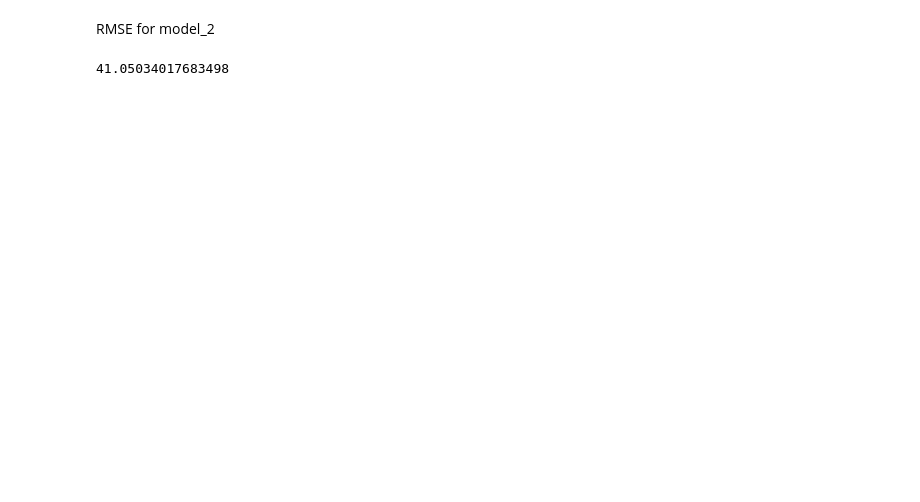
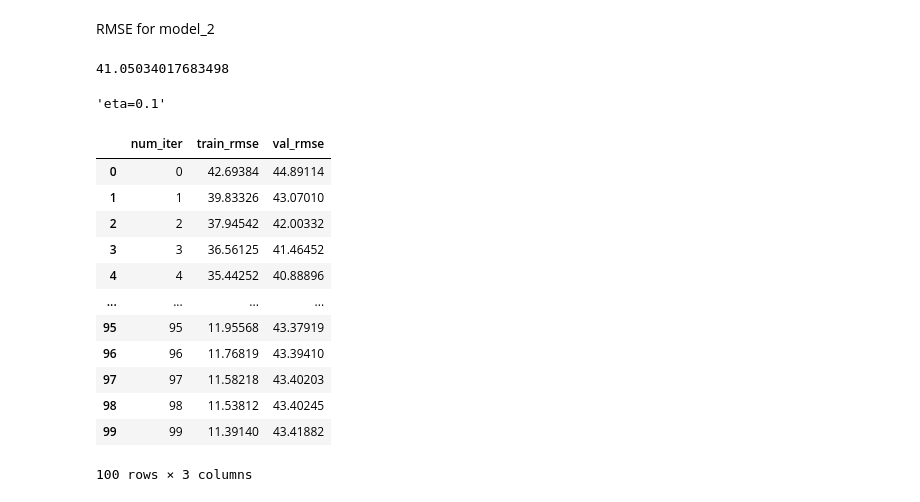
Before and after one commit to abarlukova/ml-zoomcamp, a Jupyter notebook: hw6/hw6.ipynb, the cells around one changed output. Cells and saved outputs as stored; diff of their text form; code cells hidden in the pictures; blank space fills up the shorter version.

```diff
--- a/hw6/hw6.ipynb
+++ b/hw6/hw6.ipynb
@@ -510,0 +559,22 @@ np.sqrt(mean_squared_error(y_val, y_pred_2))
+# %%
+key = 'eta=%s' % (xgb_params_2['eta'])
+scores[key] = parse_xgb_output(output_2)
+key
+# %% [output]
+'eta=0.1'
+# %%
+scores['eta=0.3']
+# %% [output]
+|  | num_iter | train_rmse | val_rmse |
+| 0 | 0 | 42.69384 | 44.89114 |
+| 1 | 1 | 39.83326 | 43.07010 |
+| 2 | 2 | 37.94542 | 42.00332 |
+| 3 | 3 | 36.56125 | 41.46452 |
+| 4 | 4 | 35.44252 | 40.88896 |
+| ... | ... | ... | ... |
+| 95 | 95 | 11.95568 | 43.37919 |
+| 96 | 96 | 11.76819 | 43.39410 |
+| 97 | 97 | 11.58218 | 43.40203 |
+| 98 | 98 | 11.53812 | 43.40245 |
+| 99 | 99 | 11.39140 | 43.41882 |
+100 rows × 3 columns
```
Also changed, not shown: parts of 14 cells of this notebook.
